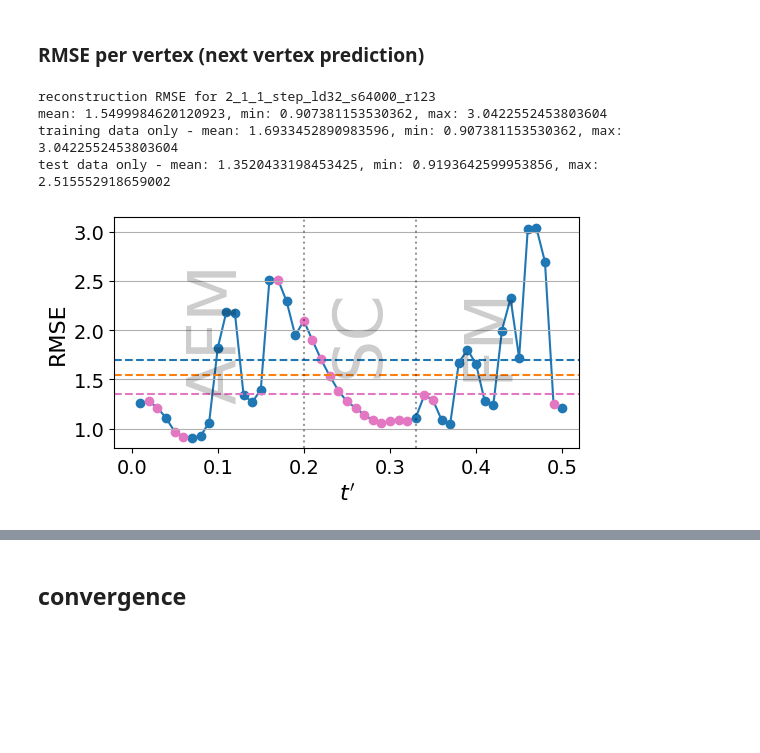
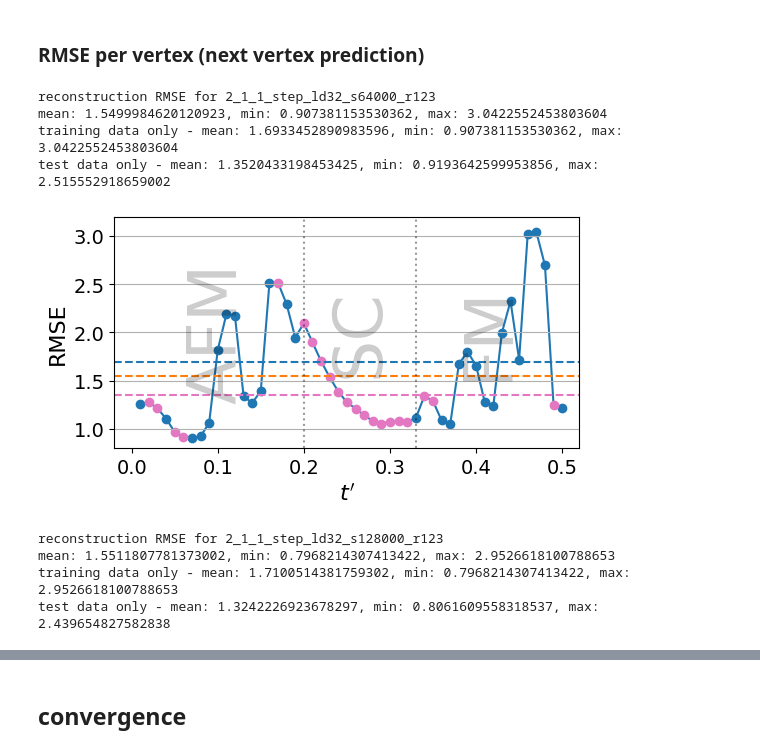
Before and after one commit to DanielSpringer/PhysML, a Jupyter notebook: notebooks/vertex/plot_results.ipynb, the cells around one changed output, grey strips where cells are left out. Saved outputs shown, nothing was run; the diff lists cells and outputs as text; code cells hidden in the pictures; blank space fills up the shorter version.

```diff
--- a/notebooks/vertex/plot_results.ipynb
+++ b/notebooks/vertex/plot_results.ipynb
@@ -341,7 +341,7 @@ test data only - mean: 0.024400470512055586, min: 0.0063116254150922, max: 0.052
 ### RMSE per vertex (subsample count comparison)
 # %%
 # compare different subsample counts
-subset = rmse_df[(rmse_df['run_id'] == '2_3_1') & (rmse_df['ld'] == 32) & (rmse_df['seed'] == 123)]
+subset = rmse_df[(rmse_df['run_id'] == '2_1_1') & (rmse_df['ld'] == 32) & (rmse_df['seed'] == 123)]
 for (run_id, ld, s, seed), group in subset.groupby(['run_id', 'ld', 's', 'seed']):
     ymax = group['rmse'].max()
     ymax = ymax * 1.05 if ymax > 0.065 else 0.069 if ymax > 0.0165 else 0.017
@@ -434,7 +444,7 @@ test data only - mean: 0.0696806702552054, min: 0.0209938889883941, max: 0.11789
 ### RMSE per vertex (data subset comparison)
 # %%
 # compare different training subsets
-subset = rmse_df[(rmse_df['run_id'] == '2_3_1') & (rmse_df['ld'] == 32) & (rmse_df['s'] == 24000)]
+subset = rmse_df[(rmse_df['run_id'] == '2_1_1') & (rmse_df['ld'] == 32) & (rmse_df['s'] == 24000)]
 for (run_id, ld, s, seed), group in subset.groupby(['run_id', 'ld', 's', 'seed']):
     verteval.plot_rmse_against_tp(group, f'{run_id}_ld{ld}_s{s}_r{seed}', figsize=(6,3), font_size=16, ymin=0., ymax=subset['rmse'].max() * 1.05,
                                   plot_dir=None, plot_name=f'ae_rmse_{run_id}_ld{ld}_s{s}_r{seed}')
@@ -469,11 +479,16 @@ test data only - mean: 0.009010657065655719, min: 0.0069863755734482, max: 0.014
 # %%
 # next vertex prediction
 subset = rmse_df[rmse_df['run_id'] == '2_1_1_step']
-verteval.plot_rmse_against_tp(subset, f'2_1_1_step_ld32_s64000_r123', figsize=(6,3), font_size=16, ymin=0.,
-                              plot_dir=plot_dir, plot_name=f'ae_rmse_2_1_1_step')
+for (run_id, ld, s, seed), group in subset.groupby(['run_id', 'ld', 's', 'seed']):
+    verteval.plot_rmse_against_tp(group, f'{run_id}_ld{ld}_s{s}_r{seed}', figsize=(6,3), font_size=16, ymin=0., ymax=subset['rmse'].max() * 1.05,
+                                  plot_dir=plot_dir, plot_name=f'ae_rmse_{run_id}_ld{ld}_s{s}_r{seed}')
 # %% [output]
 reconstruction RMSE for 2_1_1_step_ld32_s64000_r123
 mean: 1.5499984620120923, min: 0.907381153530362, max: 3.0422552453803604
 training data only - mean: 1.6933452890983596, min: 0.907381153530362, max: 3.0422552453803604
 test data only - mean: 1.3520433198453425, min: 0.9193642599953856, max: 2.515552918659002
-[figure, old version]
+[figure, new version]
+reconstruction RMSE for 2_1_1_step_ld32_s128000_r123
+mean: 1.5511807781373002, min: 0.7968214307413422, max: 2.9526618100788653
+training data only - mean: 1.7100514381759302, min: 0.7968214307413422, max: 2.9526618100788653
+test data only - mean: 1.3242226923678297, min: 0.8061609558318537, max: 2.439654827582838
```
Also changed, not shown: parts of 14 cells of this notebook, 56 other files.
